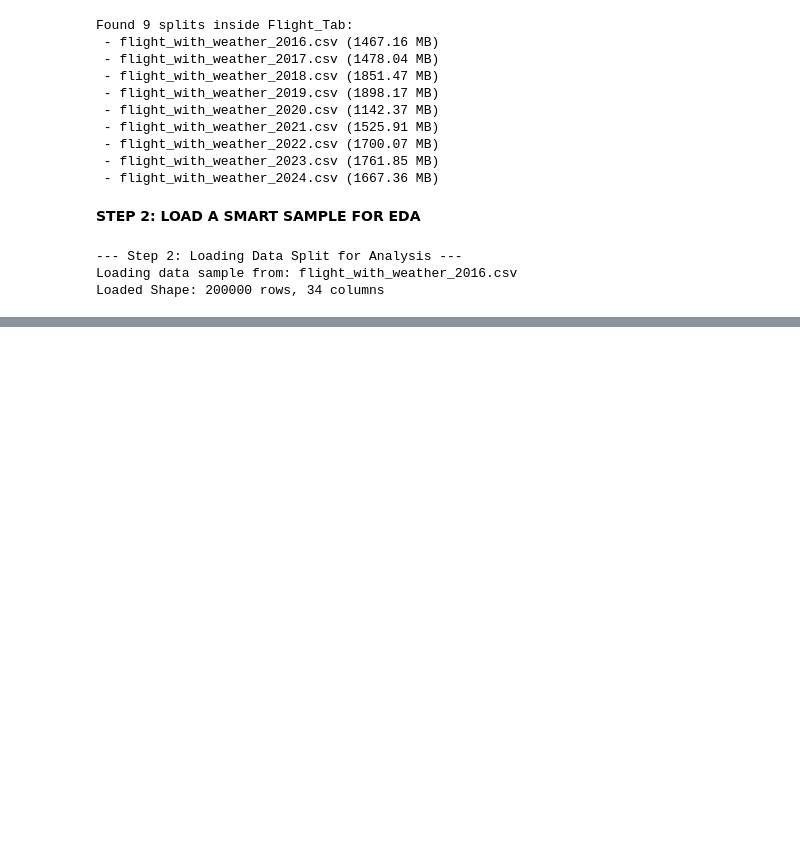
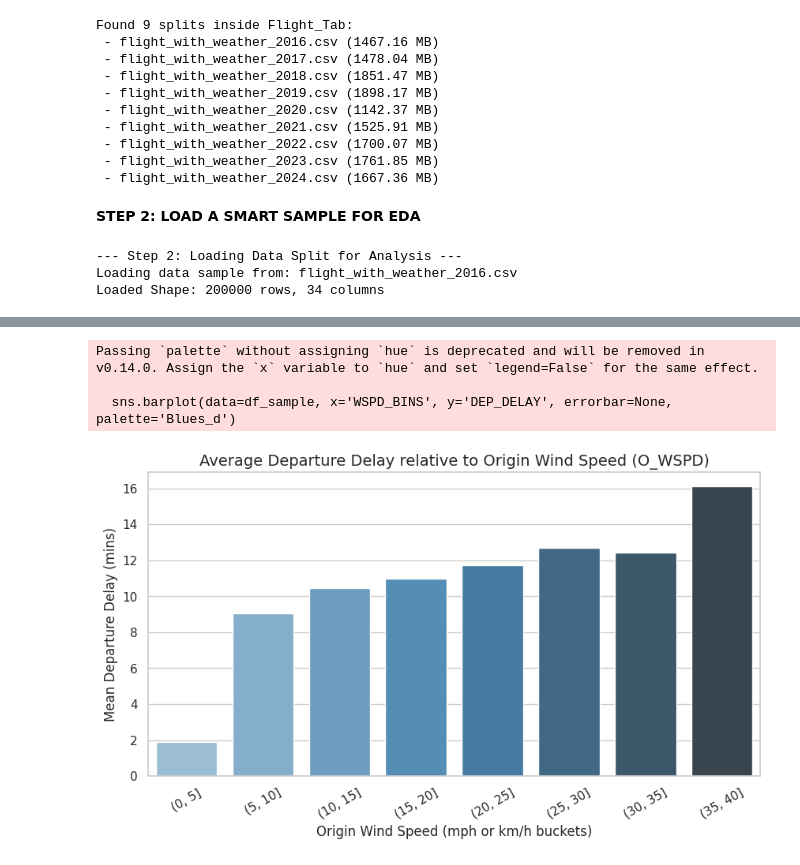
Before and after one commit to SriVarshan733/final-year-project-UH, a Jupyter notebook: final_year_project_uh.ipynb, the cells around one changed output, grey strips where cells are left out. Cells and saved outputs as stored; diff of their text form; code cells hidden in the pictures; blank space fills up the shorter version.

```diff
--- a/final_year_project_uh.ipynb
+++ b/final_year_project_uh.ipynb
@@ -96,0 +171,18 @@ Loaded Shape: 200000 rows, 34 columns
+# %%
+# 4. Spatiotemporal Cross-Analysis: Weather vs Delays
+# Let's check how Wind Speed at the Origin airport impacts Departure Delays
+if 'O_WSPD' in df_sample.columns and 'DEP_DELAY' in df_sample.columns:
+    plt.figure(figsize=(10, 5))
+    # Bucketing wind speed into steps to view general profile trends
+    df_sample['WSPD_BINS'] = pd.cut(df_sample['O_WSPD'], bins=range(0, 45, 5))
+    sns.barplot(data=df_sample, x='WSPD_BINS', y='DEP_DELAY', errorbar=None, palette='Blues_d')
+    plt.title("Average Departure Delay relative to Origin Wind Speed (O_WSPD)", fontsize=14)
+    plt.xlabel("Origin Wind Speed (mph or km/h buckets)")
+    plt.ylabel("Mean Departure Delay (mins)")
+    plt.xticks(rotation=30)
+    plt.show()
+# %% [output]
+Passing `palette` without assigning `hue` is deprecated and will be removed in v0.14.0. Assign the `x` variable to `hue` and set `legend=False` for the same effect.
+
+  sns.barplot(data=df_sample, x='WSPD_BINS', y='DEP_DELAY', errorbar=None, palette='Blues_d')
+[figure, added]
```
Also changed, not shown: parts of 6 cells of this notebook.
